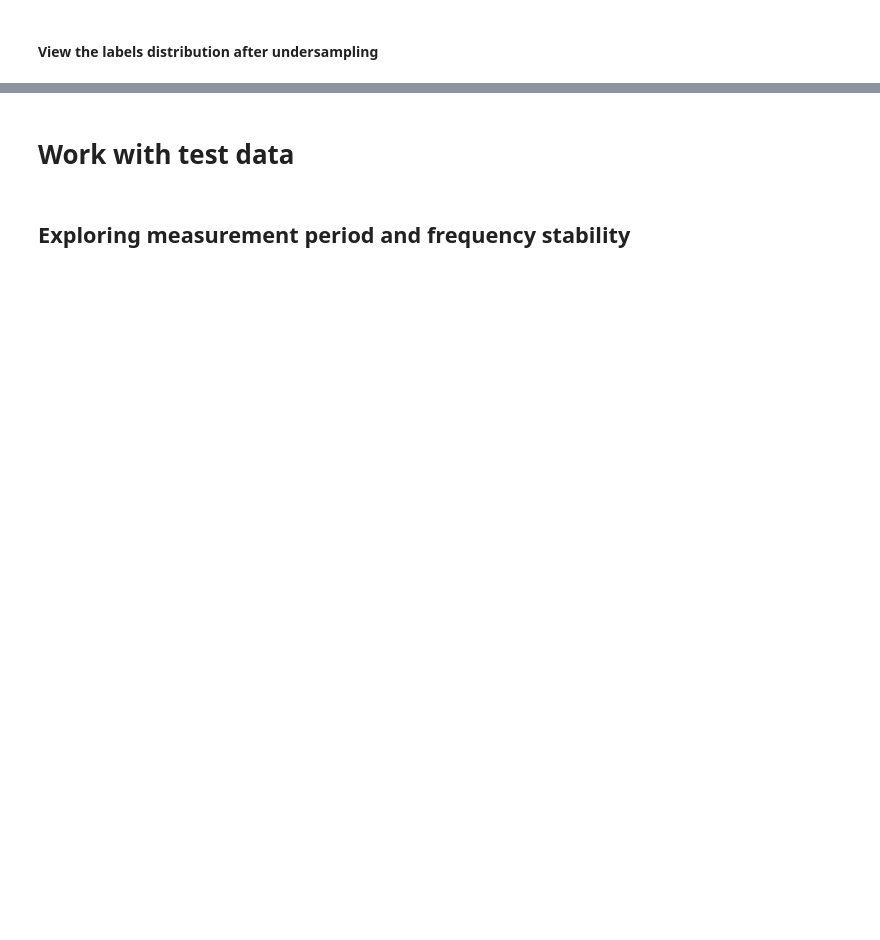
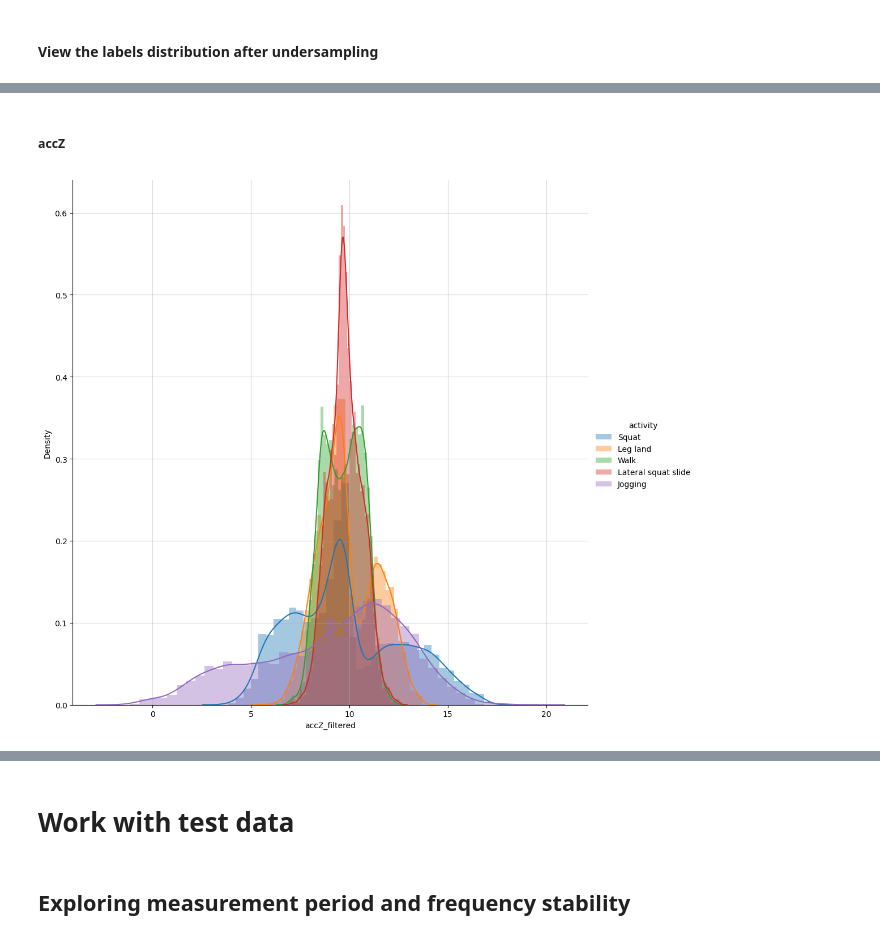
Before and after one commit to Mykhailo20/DS_Bootcamp_2023, a Jupyter notebook: Homework_5/Physical_Activity_Analysis/Features.ipynb, the cells around one changed output, grey strips where cells are left out. Saved outputs shown, nothing was run; the diff lists cells and outputs as text; code cells hidden in the pictures; blank space fills up the shorter version.

```diff
--- a/Homework_5/Physical_Activity_Analysis/Features.ipynb
+++ b/Homework_5/Physical_Activity_Analysis/Features.ipynb
@@ -493,0 +459,8 @@ display_pie_chart(df=undersampled_df, column_name='activity', title='Class label
+# %% [markdown]
+##### accZ
+# %%
+sns.FacetGrid(data=undersampled_df, hue='activity', height=10).map(sns.distplot, 'accZ_filtered').add_legend()
+plt.grid(alpha=0.5)
+plt.savefig('graphs/accZ_distplot.png', bbox_inches='tight')
+# %% [output]
+[figure, added]
```
Also changed, not shown: parts of 27 cells of this notebook, 1 other file.
